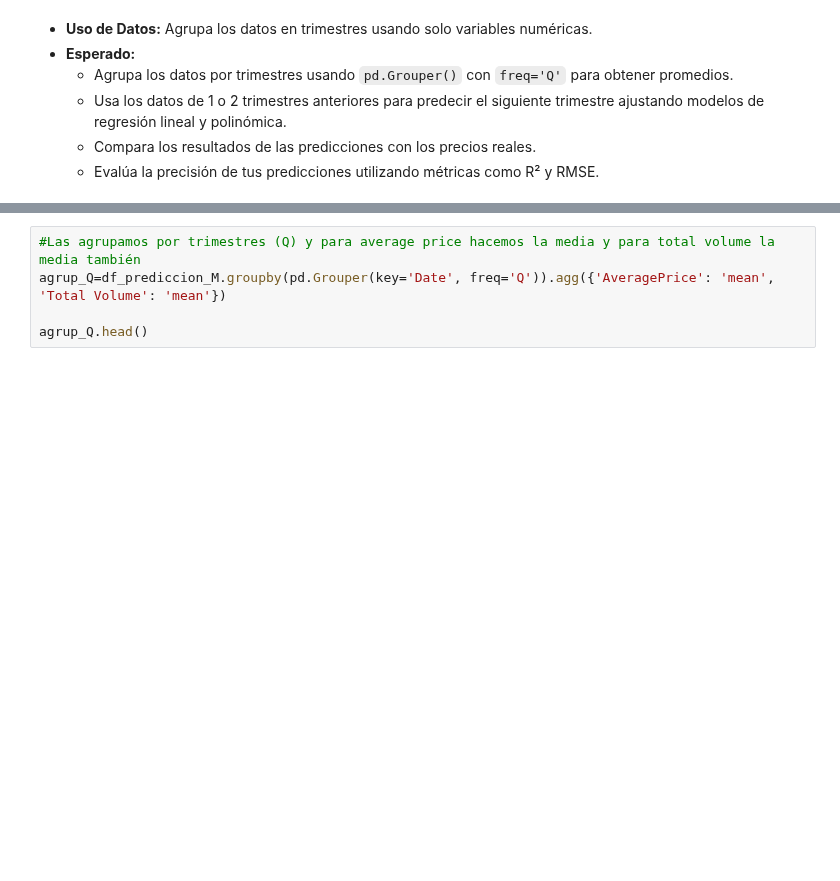
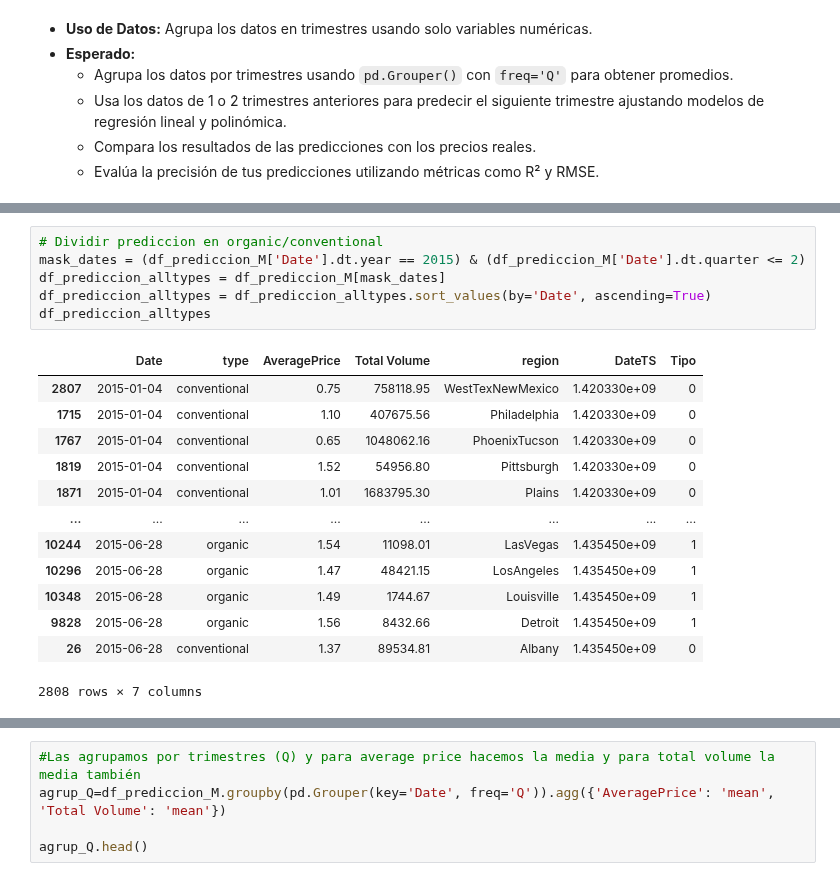
Before and after one commit to albagd77/MAGic-Avocado-TP1, a Jupyter notebook: 05_correlacion_y_regresion.ipynb, the cells around one changed output, grey strips where cells are left out. Drawn from its saved outputs; the diff is of its cells as text; blank space fills up the shorter version.

```diff
--- a/05_correlacion_y_regresion.ipynb
+++ b/05_correlacion_y_regresion.ipynb
@@ -507,0 +539,20 @@ La regresion lineal es un poco mejor, ya que R^2 está alrededor de 0.7 y eso es
+# %%
+# Dividir prediccion en organic/conventional
+mask_dates = (df_prediccion_M['Date'].dt.year == 2015) & (df_prediccion_M['Date'].dt.quarter <= 2)
+df_prediccion_alltypes = df_prediccion_M[mask_dates]
+df_prediccion_alltypes = df_prediccion_alltypes.sort_values(by='Date', ascending=True)
+df_prediccion_alltypes
+# %% [output]
+|  | Date | type | AveragePrice | Total Volume | region | DateTS | Tipo |
+| 2807 | 2015-01-04 | conventional | 0.75 | 758118.95 | WestTexNewMexico | 1.420330e+09 | 0 |
+| 1715 | 2015-01-04 | conventional | 1.10 | 407675.56 | Philadelphia | 1.420330e+09 | 0 |
+| 1767 | 2015-01-04 | conventional | 0.65 | 1048062.16 | PhoenixTucson | 1.420330e+09 | 0 |
+| 1819 | 2015-01-04 | conventional | 1.52 | 54956.80 | Pittsburgh | 1.420330e+09 | 0 |
+| 1871 | 2015-01-04 | conventional | 1.01 | 1683795.30 | Plains | 1.420330e+09 | 0 |
+| ... | ... | ... | ... | ... | ... | ... | ... |
+| 10244 | 2015-06-28 | organic | 1.54 | 11098.01 | LasVegas | 1.435450e+09 | 1 |
+| 10296 | 2015-06-28 | organic | 1.47 | 48421.15 | LosAngeles | 1.435450e+09 | 1 |
+| 10348 | 2015-06-28 | organic | 1.49 | 1744.67 | Louisville | 1.435450e+09 | 1 |
+| 9828 | 2015-06-28 | organic | 1.56 | 8432.66 | Detroit | 1.435450e+09 | 1 |
+| 26 | 2015-06-28 | conventional | 1.37 | 89534.81 | Albany | 1.435450e+09 | 0 |
+2808 rows × 7 columns
```
Also changed, not shown: parts of 11 cells of this notebook.
